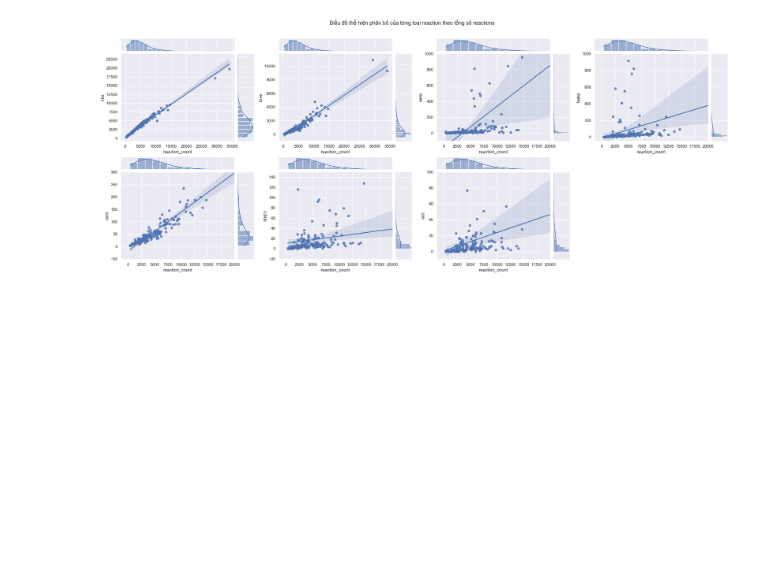
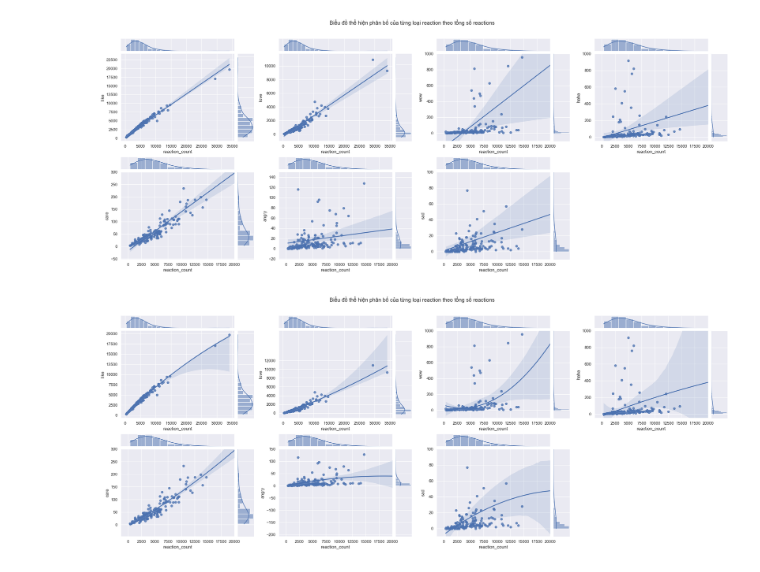
Before and after one commit to longluv1605/final-project-Python-DataAnalyst, a Jupyter notebook: Analysing and Visualising/Analyze_Reactions.ipynb, the cells around one changed output. Drawn from its saved outputs; the diff is of its cells as text; code cells hidden in the pictures; blank space fills up the shorter version.

```diff
--- a/Analysing and Visualising/Analyze_Reactions.ipynb
+++ b/Analysing and Visualising/Analyze_Reactions.ipynb
@@ -254,3 +219,48 @@ plt.suptitle("Biểu đồ thể hiện phân bố của từng loại reaction
 plt.show()
 # %% [output]
 [figure]
+# %%
+ax0 = sns.jointplot(data=reactions, x="reaction_count", y="like", kind="reg", order=2)
+
+ax1 = sns.jointplot(data=reactions, x="reaction_count", y="love", kind="reg", order=2)
+
+ax2 = sns.jointplot(data=reactions, x="reaction_count", y="wow", kind="reg", order=2)
+ax2.ax_marg_x.set_xlim(None, 20000)
+ax2.ax_marg_y.set_ylim(-100, 1000)
+
+ax3 = sns.jointplot(data=reactions, x="reaction_count", y="haha", kind="reg", order=2)
+ax3.ax_marg_x.set_xlim(None, 20000)
+ax3.ax_marg_y.set_ylim(-50, 1000)
+
+ax4 = sns.jointplot(data=reactions, x="reaction_count", y="care", kind="reg", order=2)
+ax4.ax_marg_x.set_xlim(None, 20000)
+ax4.ax_marg_y.set_ylim(None, 300)
+
+ax5 = sns.jointplot(data=reactions, x="reaction_count", y="angry", kind="reg", order=2)
+ax5.ax_marg_x.set_xlim(None, 20000)
+ax5.ax_marg_y.set_ylim(None, 150)
+
+ax6 = sns.jointplot(data=reactions, x="reaction_count", y="sad", kind="reg", order=2)
+ax6.ax_marg_x.set_xlim(None, 20000)
+ax6.ax_marg_y.set_ylim(-10, 100)
+
+# ax7 = sns.lmplot(x='like', y='love', data=reactions)
+
+fig = plt.figure(figsize=(24,10))
+gs = gridspec.GridSpec(2, 4)
+
+mg0 = sfg.SeabornFig2Grid(ax0, fig, gs[0])
+mg1 = sfg.SeabornFig2Grid(ax1, fig, gs[1])
+mg2 = sfg.SeabornFig2Grid(ax2, fig, gs[2])
+mg3 = sfg.SeabornFig2Grid(ax3, fig, gs[3])
+mg4 = sfg.SeabornFig2Grid(ax4, fig, gs[4])
+mg5 = sfg.SeabornFig2Grid(ax5, fig, gs[5])
+mg6 = sfg.SeabornFig2Grid(ax6, fig, gs[6])
+# mg7 = sfg.SeabornFig2Grid(ax7, fig, gs[7])
+
+gs.tight_layout(fig)
+gs.update(top=0.9)
+plt.suptitle("Biểu đồ thể hiện phân bố của từng loại reaction theo tổng số reactions")
+plt.show()
+# %% [output]
+[figure, added]
```
Also changed, not shown: parts of 1 cell of this notebook, 1 other file.
